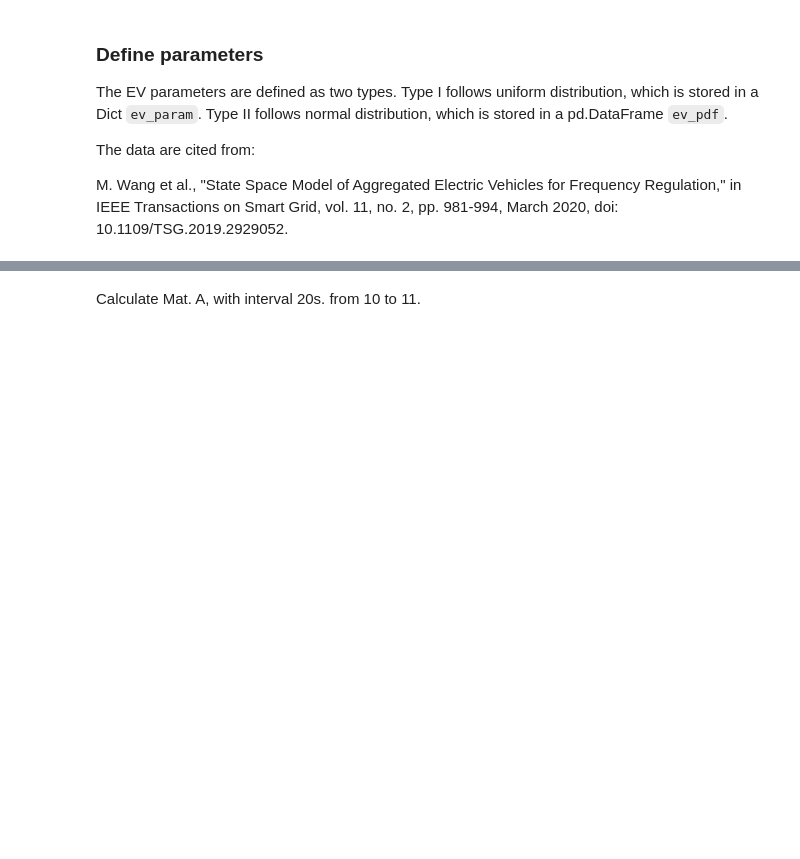
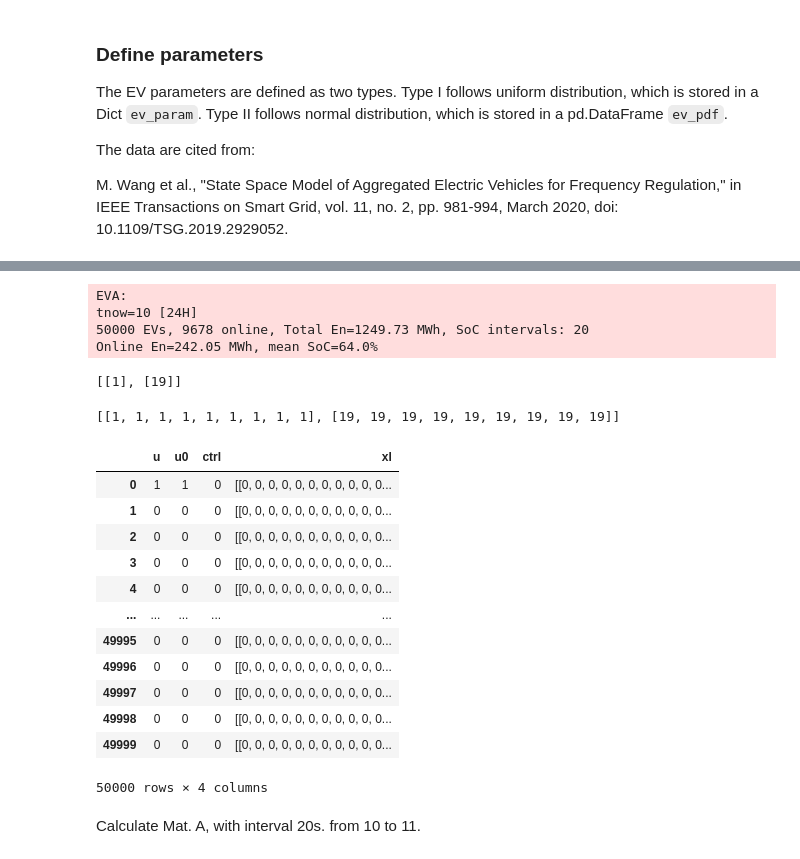
Before and after one commit to shebuxin/andes, a Jupyter notebook: jwang/notes2/ev_ssm.ipynb, the cells around one changed output, grey strips where cells are left out. Cells and saved outputs as stored; diff of their text form; code cells hidden in the pictures; blank space fills up the shorter version.

```diff
--- a/jwang/notes2/ev_ssm.ipynb
+++ b/jwang/notes2/ev_ssm.ipynb
@@ -402,3 +487,33 @@ class ev_ssm():
+# %%
+sse = ev_ssm(N=50000, tnow=10)
+row = sse.ev[['x', 'xl', 'u', 'u0', 'ctrl']].iloc[0]
+update_xl(row)
+# %% [output]
+EVA:
+tnow=10 [24H]
+50000 EVs, 9678 online, Total En=1249.73 MWh, SoC intervals: 20
+Online En=242.05 MWh, mean SoC=64.0%
+[[1], [19]]
+# %%
+update_xl(row)
+# %% [output]
+[[1, 1, 1, 1, 1, 1, 1, 1, 1], [19, 19, 19, 19, 19, 19, 19, 19, 19]]
+# %%
+sse.ev[['u', 'u0', 'ctrl', 'xl']]
+# %% [output]
+|  | u | u0 | ctrl | xl |
+| 0 | 1 | 1 | 0 | [[0, 0, 0, 0, 0, 0, 0, 0, 0, 0, 0... |
+| 1 | 0 | 0 | 0 | [[0, 0, 0, 0, 0, 0, 0, 0, 0, 0, 0... |
+| 2 | 0 | 0 | 0 | [[0, 0, 0, 0, 0, 0, 0, 0, 0, 0, 0... |
+| 3 | 0 | 0 | 0 | [[0, 0, 0, 0, 0, 0, 0, 0, 0, 0, 0... |
+| 4 | 0 | 0 | 0 | [[0, 0, 0, 0, 0, 0, 0, 0, 0, 0, 0... |
+| ... | ... | ... | ... | ... |
+| 49995 | 0 | 0 | 0 | [[0, 0, 0, 0, 0, 0, 0, 0, 0, 0, 0... |
+| 49996 | 0 | 0 | 0 | [[0, 0, 0, 0, 0, 0, 0, 0, 0, 0, 0... |
+| 49997 | 0 | 0 | 0 | [[0, 0, 0, 0, 0, 0, 0, 0, 0, 0, 0... |
+| 49998 | 0 | 0 | 0 | [[0, 0, 0, 0, 0, 0, 0, 0, 0, 0, 0... |
+| 49999 | 0 | 0 | 0 | [[0, 0, 0, 0, 0, 0, 0, 0, 0, 0, 0... |
+50000 rows × 4 columns
 # %% [markdown]
 Calculate Mat. A, with interval 20s. from 10 to 11.
 # %%
```
Also changed, not shown: parts of 3 cells of this notebook.
